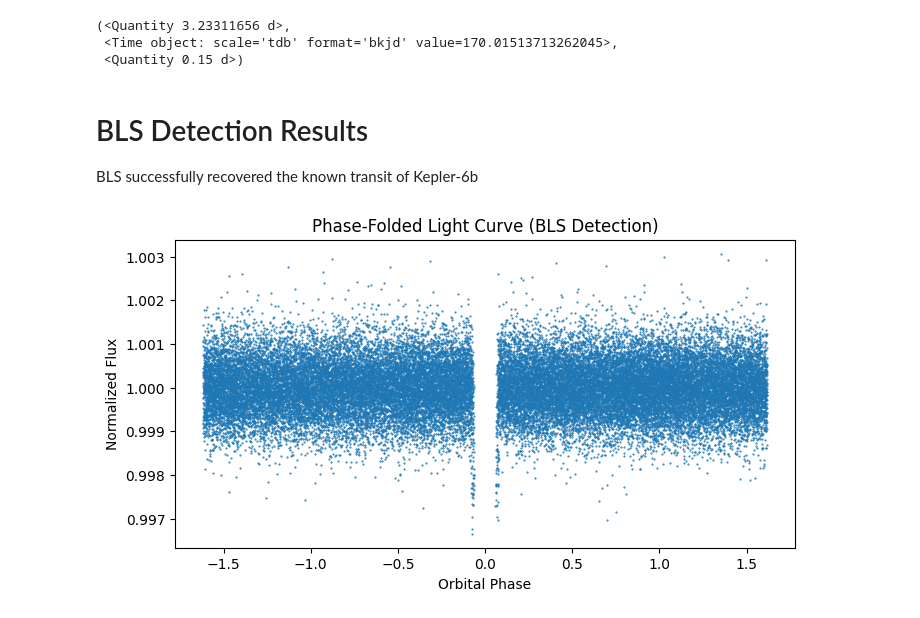
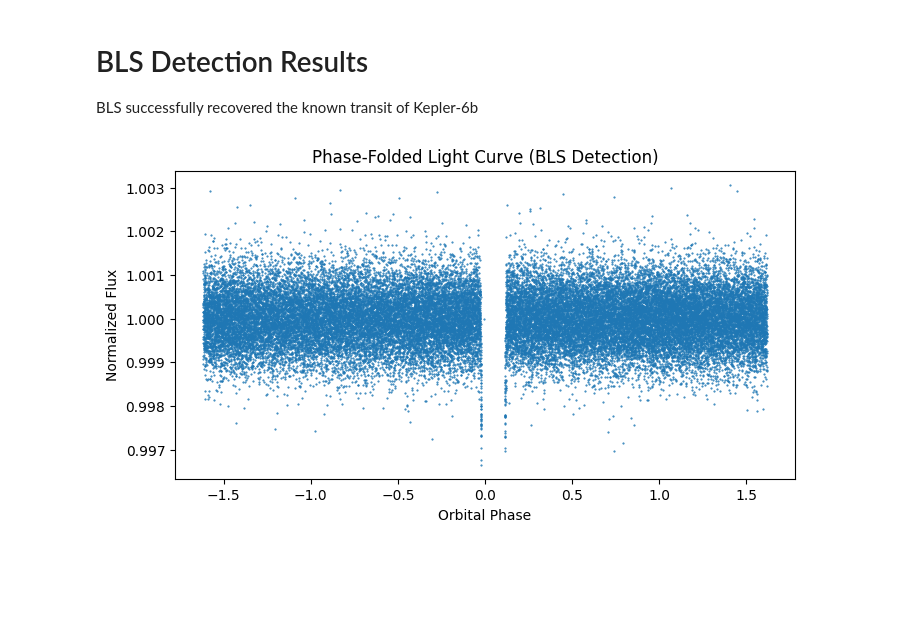
Before and after one commit to dmontoya25/exoplanet-transit-detection, a Jupyter notebook: notebooks/03_transit_detection.ipynb, the cells around one changed output. Cells and saved outputs as stored; diff of their text form; code cells hidden in the pictures; blank space fills up the shorter version.

```diff
--- a/notebooks/03_transit_detection.ipynb
+++ b/notebooks/03_transit_detection.ipynb
@@ -7,6 +8,5 @@ import lightkurve as lk
 # %%
-search = lk.search_lightcurve("Kepler-6", mission="Kepler")
-lc = search[0].download()
+lc = download_lightcurve("Kepler-6b")
 
 lc_clean = (
     lc
@@ -14,9 +14,19 @@ lc_clean = (
     .remove_outliers(sigma=5)
     .flatten(window_length=401)
 )
+# %%
+time = lc_clean.time.value
+flux = lc_clean.flux.value
 # %%
-bls = lc_clean.to_periodogram(
-    method="bls",
-    period=np.linspace(1, 10, 2000),  # days
-    frequency_factor=500
+bls_out = run_bls(
+    time,
+    flux,
+    min_period=1.0,
+    max_period=5.0   # tighter range helps a lot
 )
+
+best_period = bls_out["best_period"]
+t0 = bls_out["t0"]
+power = bls_out["power"]
+
+best_period, t0
@@ -32,30 +35,17 @@ plt.show()
-# %%
-best_period = bls.period_at_max_power
-t0 = bls.transit_time_at_max_power
-duration = bls.duration_at_max_power
-
-best_period, t0, duration
-# %% [output]
-(<Quantity 3.23311656 d>,
- <Time object: scale='tdb' format='bkjd' value=170.01513713262045>,
- <Quantity 0.15 d>)
 # %% [markdown]
 # BLS Detection Results
 BLS successfully recovered the known transit of Kepler-6b
 # %%
 lc_folded = lc_clean.fold(
-    period=best_period.value,
-    epoch_time=t0.value
+    period=best_period,
+    epoch_time=t0
 )
 
-phase = lc_folded.phase.value
-flux = lc_folded.flux.value
-
 plt.figure(figsize=(8, 4))
-plt.plot(phase, flux, ".", markersize=1)
+plt.plot(lc_folded.phase.value, lc_folded.flux.value, ".", markersize=1)
 plt.xlabel("Orbital Phase")
 plt.ylabel("Normalized Flux")
 plt.title("Phase-Folded Light Curve (BLS Detection)")
 plt.show()
 # %% [output]
-[figure, old version]
+[figure, new version]
```
Also changed, not shown: parts of 5 cells of this notebook, 4 other files.
